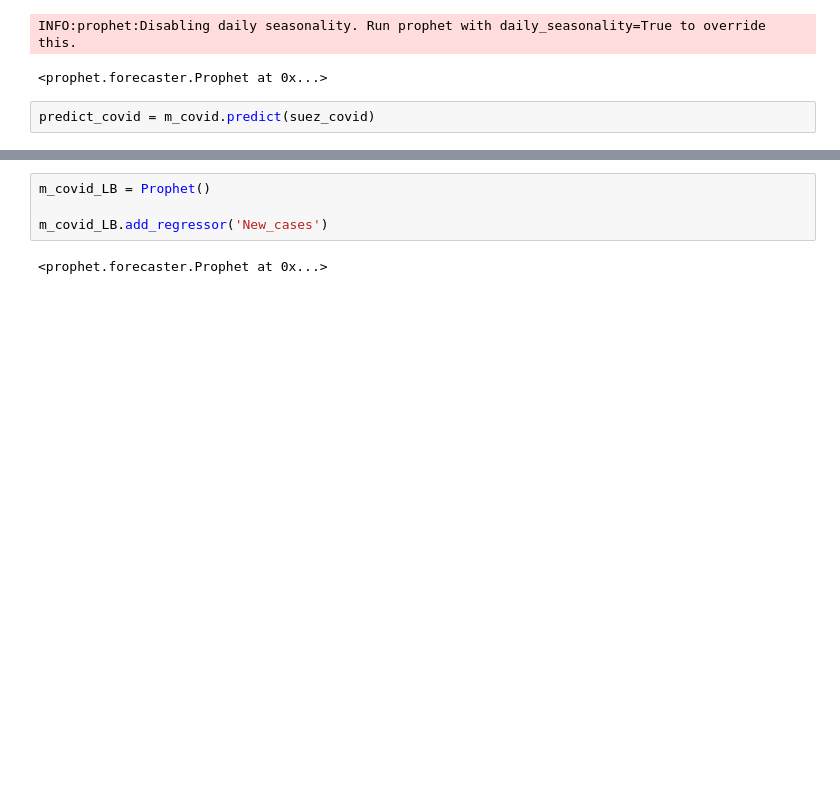
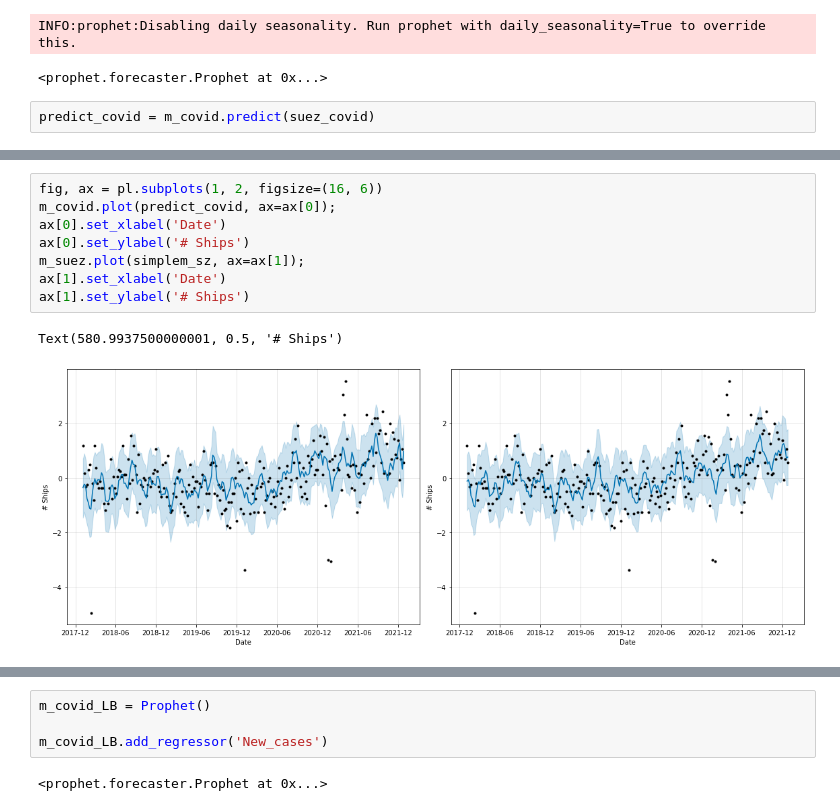
Before and after one commit to lifewinning/MLTSA22_final, a Jupyter notebook: TimeSeriesAnalysis_02.ipynb, the cells around one changed output, grey strips where cells are left out. Cells and saved outputs as stored; diff of their text form; blank space fills up the shorter version.

```diff
--- a/TimeSeriesAnalysis_02.ipynb
+++ b/TimeSeriesAnalysis_02.ipynb
@@ -295,3 +294,14 @@ Text(73.25, 0.5, '# Ships')
+# %%
+fig, ax = pl.subplots(1, 2, figsize=(16, 6))
+m_covid.plot(predict_covid, ax=ax[0]);
+ax[0].set_xlabel('Date')
+ax[0].set_ylabel('# Ships')
+m_suez.plot(simplem_sz, ax=ax[1]);
+ax[1].set_xlabel('Date')
+ax[1].set_ylabel('# Ships')
+# %% [output]
+Text(580.9937500000001, 0.5, '# Ships')
+[figure, added]
 # %%
 m_covid.plot_components(predict_covid)
 # %% [output]
```
Also changed, not shown: parts of 13 cells of this notebook.
